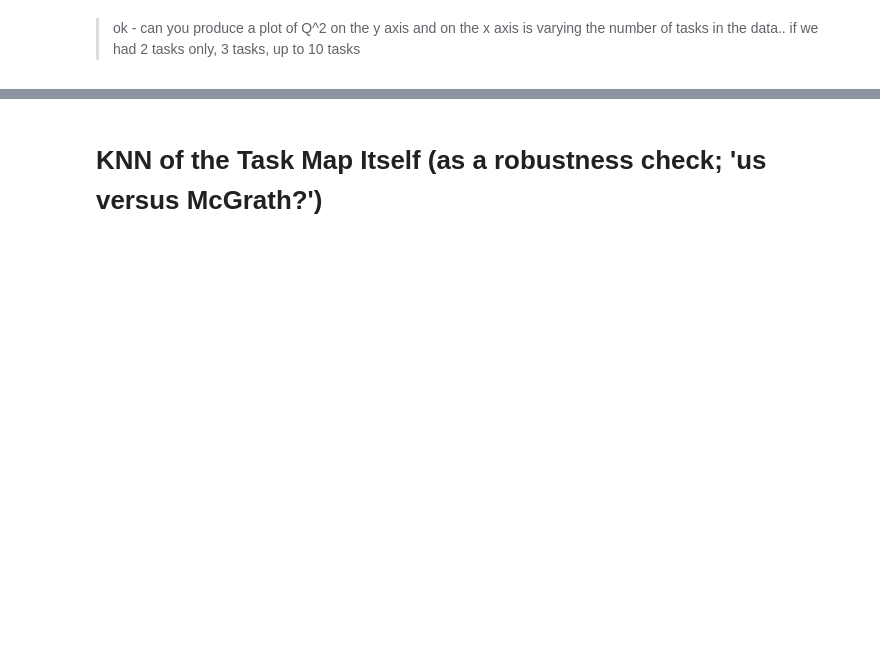
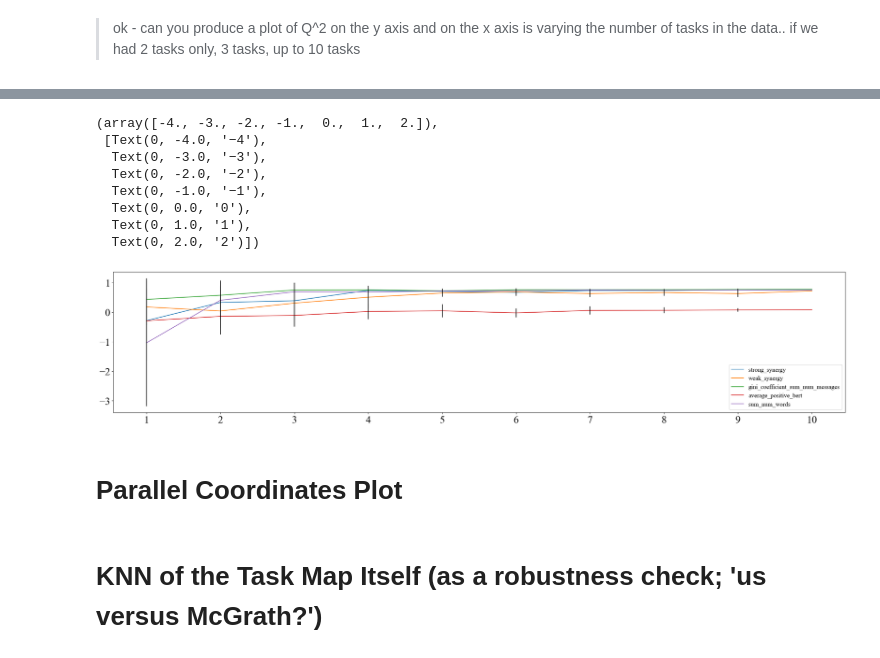
Before and after one commit to xehu/tpm-horse-race-modeling, a Jupyter notebook: task_map_explorations_with_multitask/taskspace_rr_analyses.ipynb, the cells around one changed output, grey strips where cells are left out. Cells and saved outputs as stored; diff of their text form; code cells hidden in the pictures; blank space fills up the shorter version.

Commit message:
more updates for task mapping rr

```diff
--- a/task_map_explorations_with_multitask/taskspace_rr_analyses.ipynb
+++ b/task_map_explorations_with_multitask/taskspace_rr_analyses.ipynb
@@ -1018,3 +1058,5 @@ dv_output_dict_comparison
 # Q^2 Plot by Number of Tasks
 # %% [markdown]
 > ok - can you produce a plot of Q^2 on the y axis and on the x axis is varying the number of tasks in the data.. if we had 2 tasks only, 3 tasks, up to 10 tasks
+# %%
+tasks_unique = set(tasks)
@@ -1020,0 +1104,46 @@ dv_output_dict_comparison
+# %%
+df_q2_means_for_task = pd.DataFrame()
+for key in q2_by_task_output_dict.keys():
+    means = [np.mean(sublist) for sublist in q2_by_task_output_dict[key].values()]
+    df_q2_means_for_task[key] = means
+
+df_q2_stds_for_task = pd.DataFrame()
+for key in q2_by_task_output_dict.keys():
+    std = [np.std(sublist) for sublist in q2_by_task_output_dict[key].values()]
+    df_q2_stds_for_task[key] = std
+# %%
+fig, ax = plt.subplots(layout='constrained', figsize=(24, 5))
+
+width = 0.16  # the width of the bars
+multiplier = 0
+
+for dv in df_q2_means_for_task.columns:
+    means_for_key = df_q2_means_for_task[dv]
+    stds_for_key = df_q2_stds_for_task[dv]
+    # line plot version
+    ax.plot(np.arange(1, len(tasks_unique)+1), means_for_key, label=f'{dv}')
+    # bar plot version
+    # rects = ax.bar(np.arange(1, len(tasks_unique)) + offset - offset_back, means_for_key, width, label=f'{dv}')
+    for i in range(1, len(tasks_unique)+1):
+        x = i
+        y = means_for_key[i-1]
+        std = stds_for_key[i-1]
+        ax.errorbar(x, y, std, color="black")
+    multiplier += 1
+
+# ax.set_ylim(-4, 4)
+ax.legend(fontsize=14, loc='lower right')
+plt.xticks(ticks=[_ for _ in range(1, len(tasks_unique)+1)], fontsize=24)
+plt.yticks(fontsize=24)
+# %% [output]
+(array([-4., -3., -2., -1.,  0.,  1.,  2.]),
+ [Text(0, -4.0, '−4'),
+  Text(0, -3.0, '−3'),
+  Text(0, -2.0, '−2'),
+  Text(0, -1.0, '−1'),
+  Text(0, 0.0, '0'),
+  Text(0, 1.0, '1'),
+  Text(0, 2.0, '2')])
+[figure, added]
+# %% [markdown]
+# Parallel Coordinates Plot
```
Also changed, not shown: parts of 37 cells of this notebook, 1 other file.
